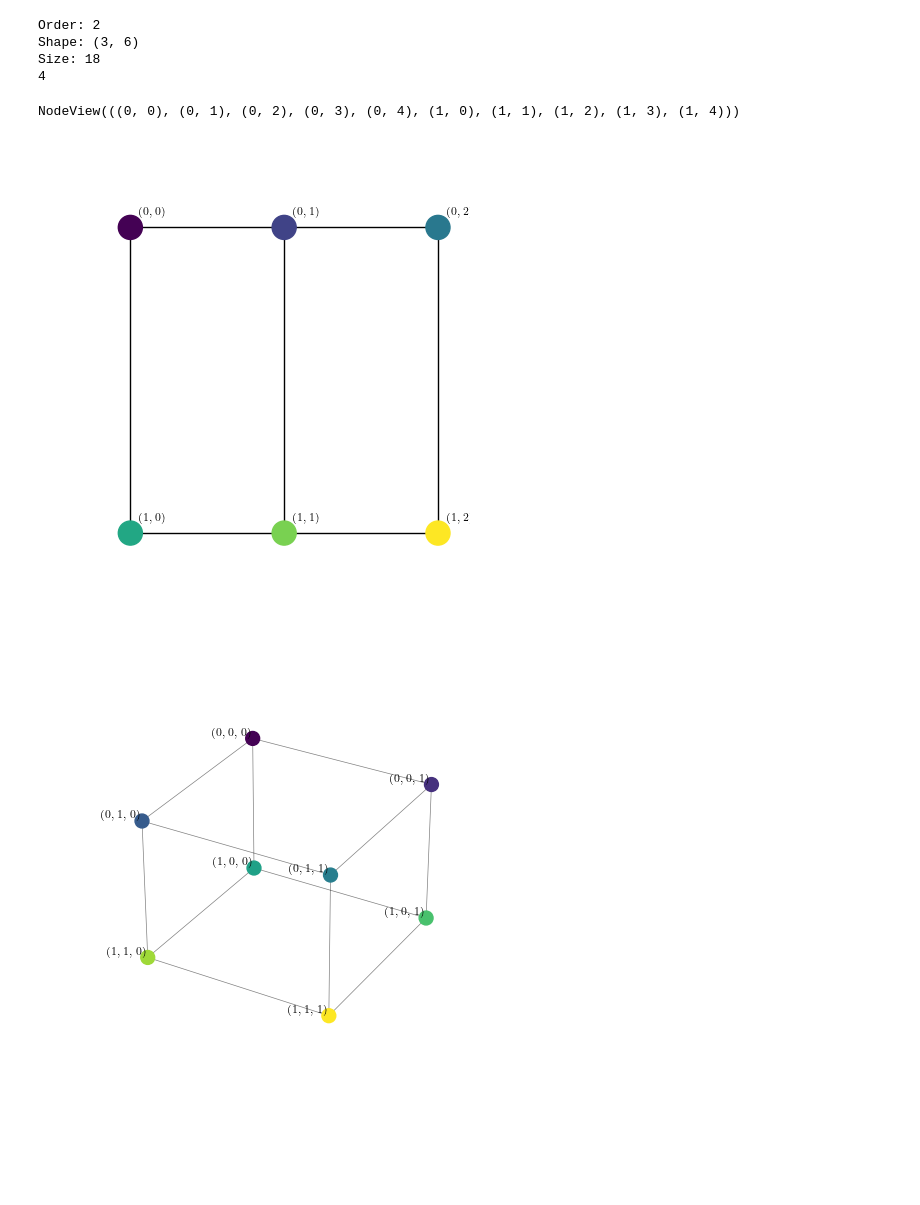
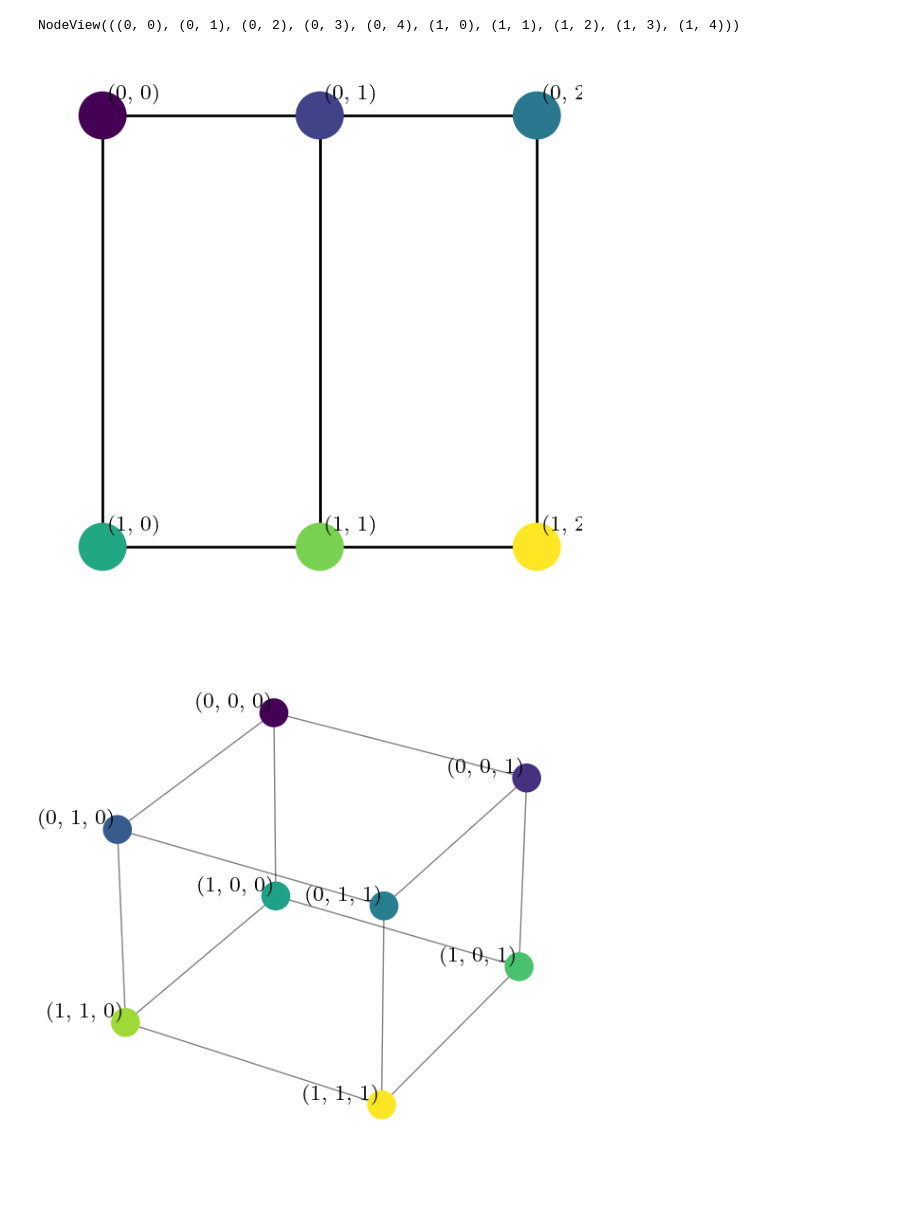
Before and after one commit to Helmholtz-AI-Energy/tensorcraft, a Jupyter notebook: notebooks/viz_basics.ipynb, the cells around one changed output. Drawn from its saved outputs; the diff is of its cells as text; code cells hidden in the pictures; blank space fills up the shorter version.

```diff
--- a/notebooks/viz_basics.ipynb
+++ b/notebooks/viz_basics.ipynb
@@ -1,9 +0,0 @@
-# %%
-import matplotlib
-import matplotlib.pyplot as plt
-
-from tensorcraft.tensor import Tensor
-from tensorcraft.distributions import PMeshDist, Dist, TileDist, BlockDist
-from tensorcraft.viz import draw2DMesh, draw2DTensor, draw2DProcessorView, draw3DTensor, draw3DMesh, latex2figSize
-
-matplotlib.rcParams["figure.dpi"] = 200
@@ -10,32 +10,25 @@ matplotlib.rcParams["figure.dpi"] = 200
 # %%
-LATEX_WIDTH = 347.12354 # Doc
+LATEX_WIDTH = 517.935  # Doc
 # LATEX_WIDTH = 444.14774 # Doc
 
-figSize = latex2figSize(LATEX_WIDTH, fraction=1, ratio=1)
+figSize = tc.viz.latex2figSize(LATEX_WIDTH, fraction=0.5, ratio=1)
 fontsize = 10
 fontsize_small = 8
 
-matplotlib.rcParams.update({
-    "figure.figsize": figSize,
-    "figure.dpi": 100,
-    # "figure.autolayout": True,
-    "text.usetex": True,
-    "font.family": "serif",
-    "font.size": fontsize,
-    "axes.labelsize": fontsize_small,
-    "legend.fontsize": fontsize_small,
-    "xtick.labelsize": fontsize_small,
-    "ytick.labelsize": fontsize_small,
+matplotlib.rcParams.update(
+    {
+        "figure.figsize": figSize,
+        "figure.dpi": 200,
+        # "figure.autolayout": True,
+        "font.family": "serif",
+        "font.size": fontsize,
+        "axes.labelsize": fontsize_small,
+        "legend.fontsize": fontsize_small,
+        "xtick.labelsize": fontsize_small,
+        "ytick.labelsize": fontsize_small,
+    }
+)
 
-})
+matplotlib.rcParams['text.usetex']= True if shutil.which('latex') else False
-# %%
-t = Tensor((3, 6))
-t.info()
-print(t.getLinearIndex((0, 4)))
-# %% [output]
-Order: 2
-Shape: (3, 6)
-Size: 18
-4
 # %%
 import networkx as nx
@@ -44,17 +38,15 @@ graph.nodes()
 # %% [output]
 NodeView(((0, 0), (0, 1), (0, 2), (0, 3), (0, 4), (1, 0), (1, 1), (1, 2), (1, 3), (1, 4)))
 # %%
-%matplotlib widget
-mesh = Tensor((2,3))
+mesh = torch.Size((2, 3))
 fig = plt.figure()
-draw2DMesh(fig.add_subplot(111), mesh )
+tc.viz.draw_2d_mesh(fig.add_subplot(111), mesh)
 # %% [output]
-[figure, old version]
+[figure, new version]
 # %%
-%matplotlib widget
 fig = plt.figure()
-mesh = Tensor((2,2,2))
+mesh = torch.Size((2, 2, 2))
 
-draw3DMesh(fig.add_subplot(111, projection="3d"), mesh)
+tc.viz.draw_3d_mesh(fig.add_subplot(111, projection="3d"), mesh)
 # %% [output]
-[figure, old version]
+[figure, new version]
```
Also changed, not shown: parts of 16 cells of this notebook, 56 other files.
